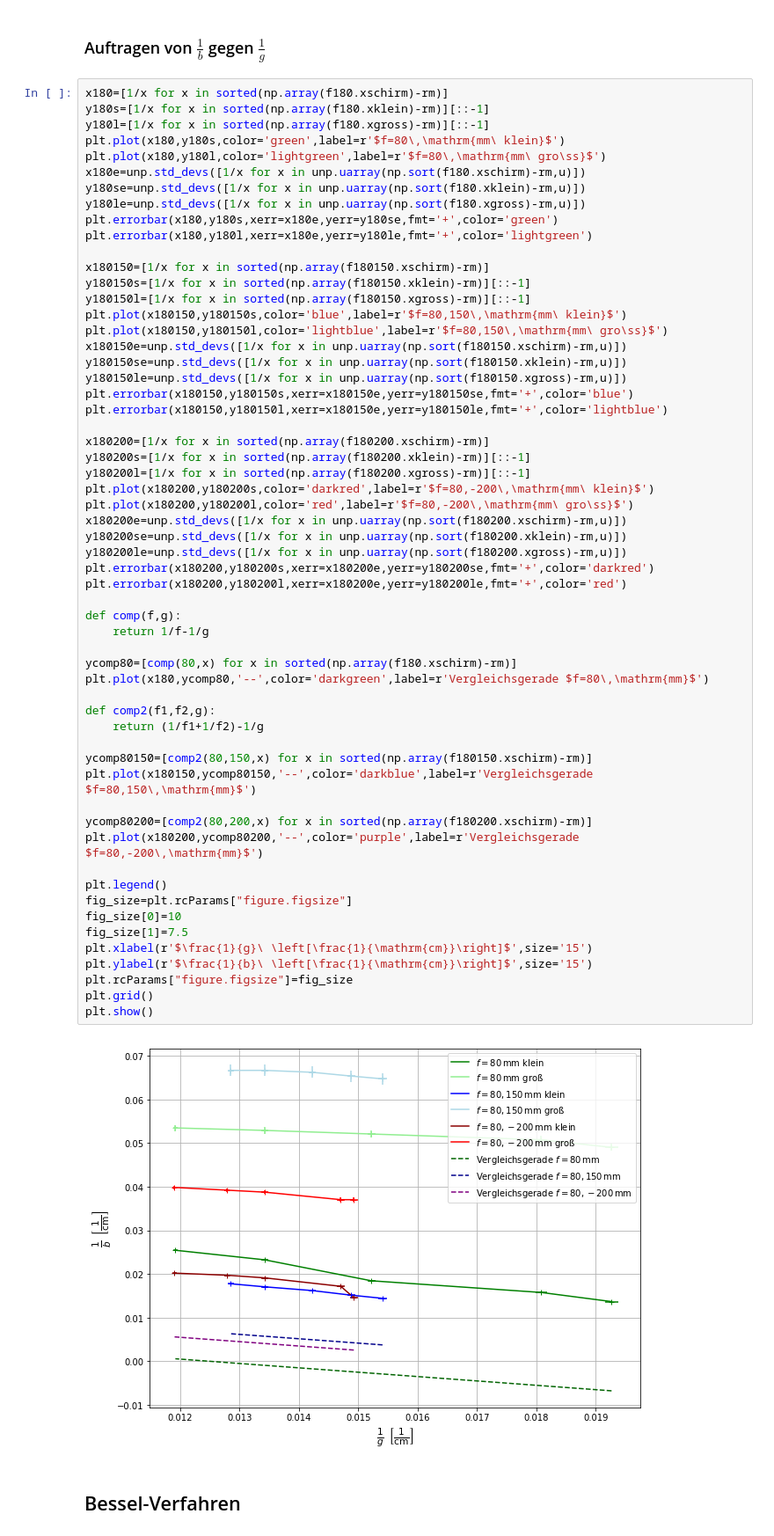
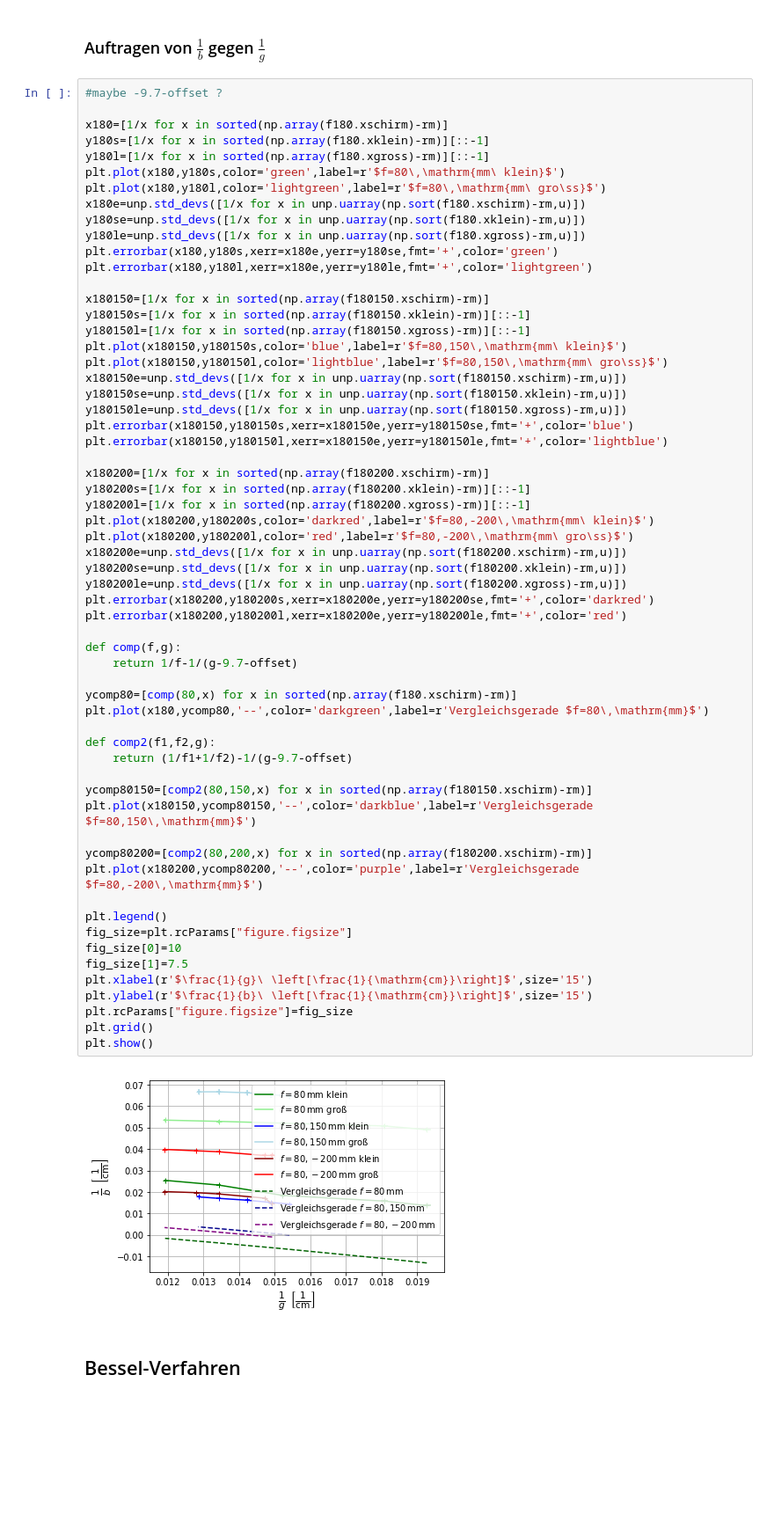
Before and after one commit to BigThonkers/APAP1, a Jupyter notebook: 10_70/Python_70.ipynb, the cells around one changed output. Shown at 88% size. Cells and saved outputs as stored; diff of their text form; blank space fills up the shorter version.

```diff
--- a/10_70/Python_70.ipynb
+++ b/10_70/Python_70.ipynb
@@ -97,6 +97,8 @@ f4
 # %% [markdown]
 ### Auftragen von $\frac{1}{b}$ gegen $\frac{1}{g}$
 # %%
+#maybe -9.7-offset ?
+
 x180=[1/x for x in sorted(np.array(f180.xschirm)-rm)]
 y180s=[1/x for x in sorted(np.array(f180.xklein)-rm)][::-1]
 y180l=[1/x for x in sorted(np.array(f180.xgross)-rm)][::-1]
@@ -126,36 +128,36 @@ plt.plot(x180200,y180200s,color='darkred',label=r'$f=80,-200\,\mathrm{mm\ klein}
 plt.plot(x180200,y180200l,color='red',label=r'$f=80,-200\,\mathrm{mm\ gro\ss}$')
 x180200e=unp.std_devs([1/x for x in unp.uarray(np.sort(f180200.xschirm)-rm,u)])
 y180200se=unp.std_devs([1/x for x in unp.uarray(np.sort(f180200.xklein)-rm,u)])
 y180200le=unp.std_devs([1/x for x in unp.uarray(np.sort(f180200.xgross)-rm,u)])
 plt.errorbar(x180200,y180200s,xerr=x180200e,yerr=y180200se,fmt='+',color='darkred')
 plt.errorbar(x180200,y180200l,xerr=x180200e,yerr=y180200le,fmt='+',color='red')
 
 def comp(f,g):
-    return 1/f-1/g
+    return 1/f-1/(g-9.7-offset)
 
 ycomp80=[comp(80,x) for x in sorted(np.array(f180.xschirm)-rm)]
 plt.plot(x180,ycomp80,'--',color='darkgreen',label=r'Vergleichsgerade $f=80\,\mathrm{mm}$')
 
 def comp2(f1,f2,g):
-    return (1/f1+1/f2)-1/g
+    return (1/f1+1/f2)-1/(g-9.7-offset)
 
 ycomp80150=[comp2(80,150,x) for x in sorted(np.array(f180150.xschirm)-rm)]
 plt.plot(x180150,ycomp80150,'--',color='darkblue',label=r'Vergleichsgerade $f=80,150\,\mathrm{mm}$')
 
 ycomp80200=[comp2(80,200,x) for x in sorted(np.array(f180200.xschirm)-rm)]
 plt.plot(x180200,ycomp80200,'--',color='purple',label=r'Vergleichsgerade $f=80,-200\,\mathrm{mm}$')
 
 plt.legend()
 fig_size=plt.rcParams["figure.figsize"]
 fig_size[0]=10
 fig_size[1]=7.5
 plt.xlabel(r'$\frac{1}{g}\ \left[\frac{1}{\mathrm{cm}}\right]$',size='15')
 plt.ylabel(r'$\frac{1}{b}\ \left[\frac{1}{\mathrm{cm}}\right]$',size='15')
 plt.rcParams["figure.figsize"]=fig_size
 plt.grid()
 plt.show()
 # %% [output]
-[figure, old version]
+[figure, new version]
 # %% [markdown]
 ## Bessel-Verfahren
 # %%
```
Also changed, not shown: parts of 11 cells of this notebook, 2 other files.
